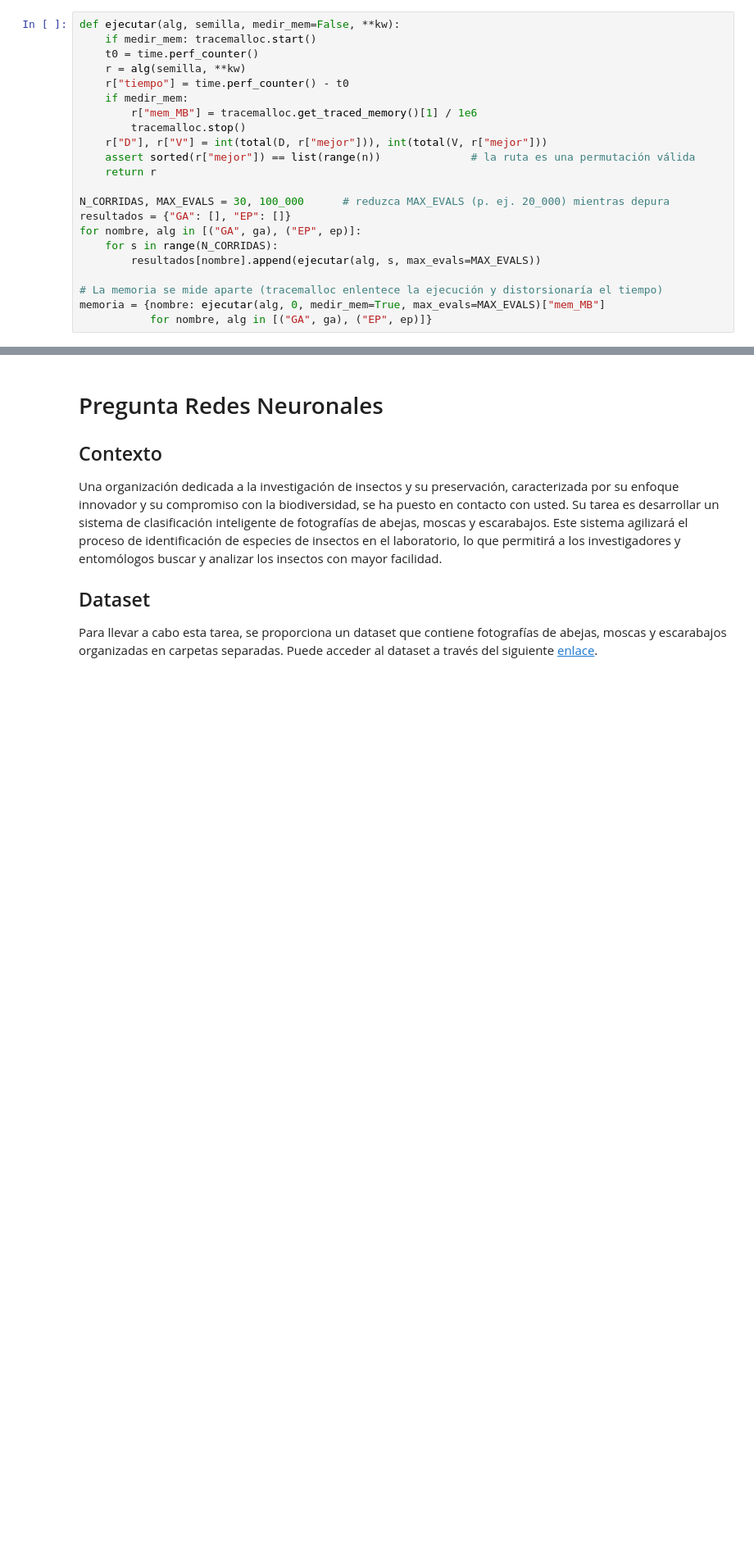
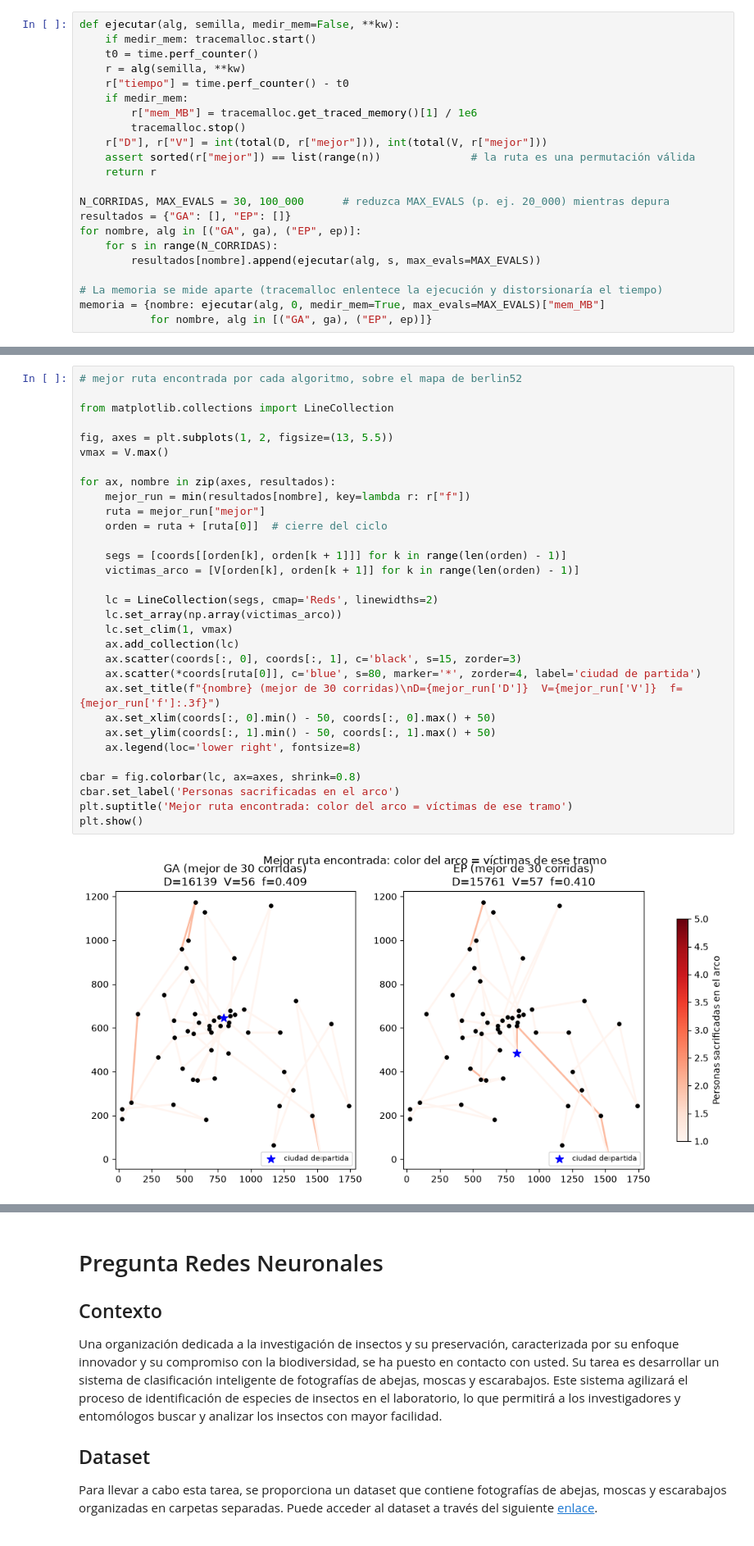
Before and after one commit to fralfaro/IPD434, a Jupyter notebook: certamen/Certamen_2026-2.ipynb, the cells around one changed output, grey strips where cells are left out. Shown at 82% size. Saved outputs shown, nothing was run; the diff lists cells and outputs as text; blank space fills up the shorter version.

```diff
--- a/certamen/Certamen_2026-2.ipynb
+++ b/certamen/Certamen_2026-2.ipynb
@@ -751,3 +734,36 @@ Memoria pico (MB): {'GA': 0.285054, 'EP': 0.328862}
 [figure]
 [figure]
 MannwhitneyuResult(statistic=np.float64(459.0), pvalue=np.float64(0.8999950372363642))
+# %%
+# mejor ruta encontrada por cada algoritmo, sobre el mapa de berlin52
+
+from matplotlib.collections import LineCollection
+
+fig, axes = plt.subplots(1, 2, figsize=(13, 5.5))
+vmax = V.max()
+
+for ax, nombre in zip(axes, resultados):
+    mejor_run = min(resultados[nombre], key=lambda r: r["f"])
+    ruta = mejor_run["mejor"]
+    orden = ruta + [ruta[0]]  # cierre del ciclo
+
+    segs = [coords[[orden[k], orden[k + 1]]] for k in range(len(orden) - 1)]
+    victimas_arco = [V[orden[k], orden[k + 1]] for k in range(len(orden) - 1)]
+
+    lc = LineCollection(segs, cmap='Reds', linewidths=2)
+    lc.set_array(np.array(victimas_arco))
+    lc.set_clim(1, vmax)
+    ax.add_collection(lc)
+    ax.scatter(coords[:, 0], coords[:, 1], c='black', s=15, zorder=3)
+    ax.scatter(*coords[ruta[0]], c='blue', s=80, marker='*', zorder=4, label='ciudad de partida')
+    ax.set_title(f"{nombre} (mejor de 30 corridas)\nD={mejor_run['D']}  V={mejor_run['V']}  f={mejor_run['f']:.3f}")
+    ax.set_xlim(coords[:, 0].min() - 50, coords[:, 0].max() + 50)
+    ax.set_ylim(coords[:, 1].min() - 50, coords[:, 1].max() + 50)
+    ax.legend(loc='lower right', fontsize=8)
+
+cbar = fig.colorbar(lc, ax=axes, shrink=0.8)
+cbar.set_label('Personas sacrificadas en el arco')
+plt.suptitle('Mejor ruta encontrada: color del arco = víctimas de ese tramo')
+plt.show()
+# %% [output]
+[figure, added]
```
Also changed, not shown: parts of 7 cells of this notebook, 1 other file.
